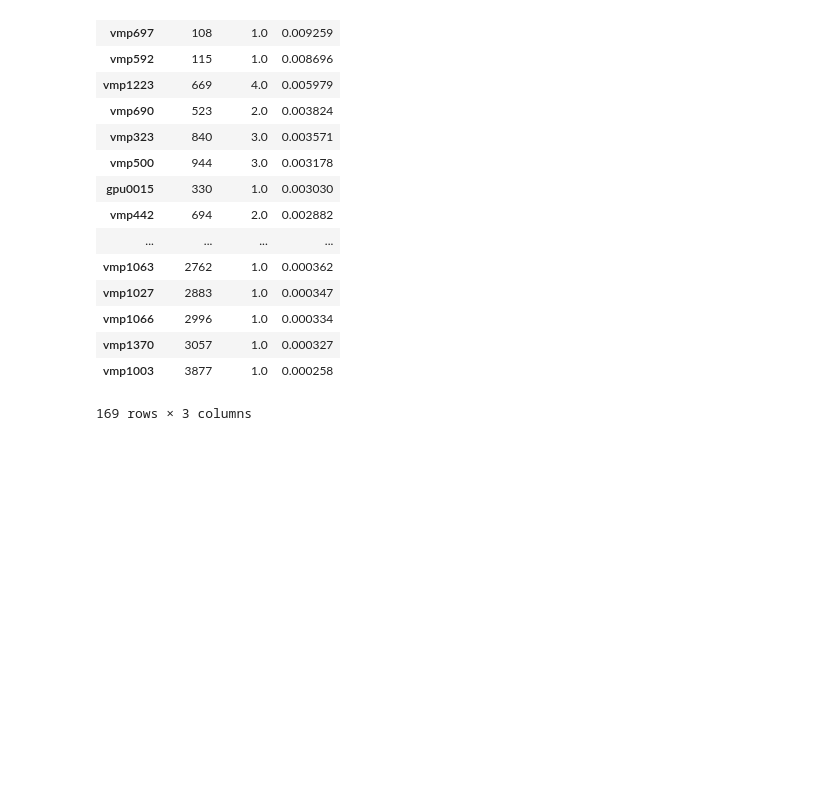
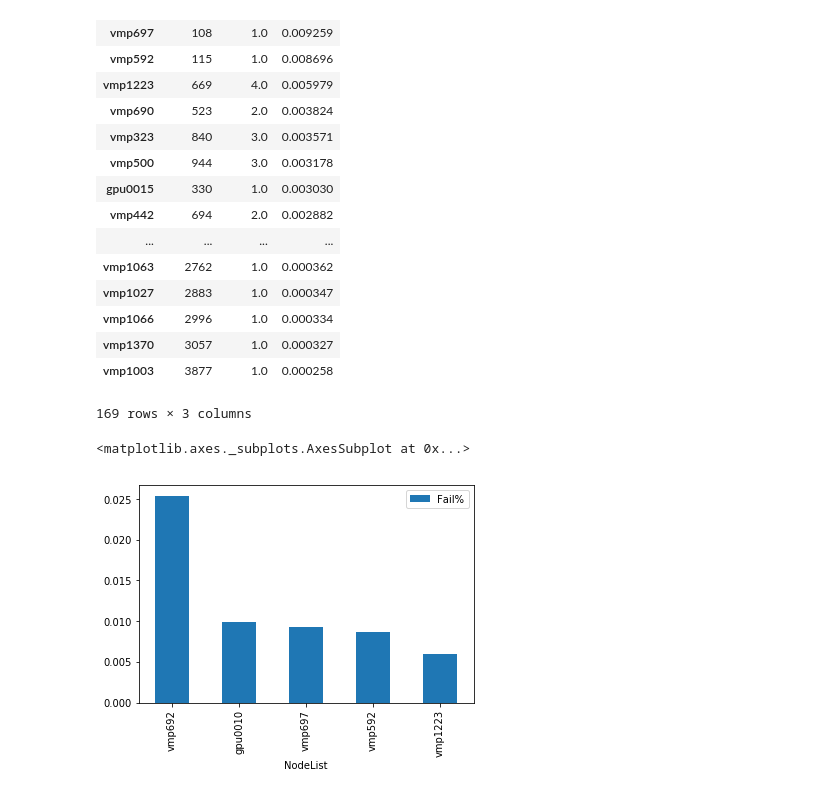
Before and after one commit to alexetalbott/data-question-2-accre-alex, a Jupyter notebook: accre_alex.ipynb, the cells around one changed output. Drawn from its saved outputs; the diff is of its cells as text; code cells hidden in the pictures; blank space fills up the shorter version.

Commit message:
add bar chart of top 5 node failures

```diff
--- a/accre_alex.ipynb
+++ b/accre_alex.ipynb
@@ -6,7 +6,7 @@ import random
 import matplotlib.pyplot as plt
 
 # read in data, taking 10% sample
-p = .1
+p = .8
 required_cols = ['JobID','Partition', 'Account', 'Group', 'GID',
        'User', 'Submit', 'Eligible', 'Start', 'End', 'Elapsed',
        'ExitCode', 'State', 'NNodes', 'NCPUS', 'ReqCPUS', 'ReqMem', 'ReqGRES',
@@ -246,3 +246,9 @@ node_fails_table
 | vmp1370 | 3057 | 1.0 | 0.000327 |
 | vmp1003 | 3877 | 1.0 | 0.000258 |
 169 rows × 3 columns
+# %%
+#barplot of top 5
+node_fails_table[["Fail%"]].iloc[0:5,:].plot(kind="bar")
+# %% [output]
+<matplotlib.axes._subplots.AxesSubplot at 0x...>
+[figure, added]
```
